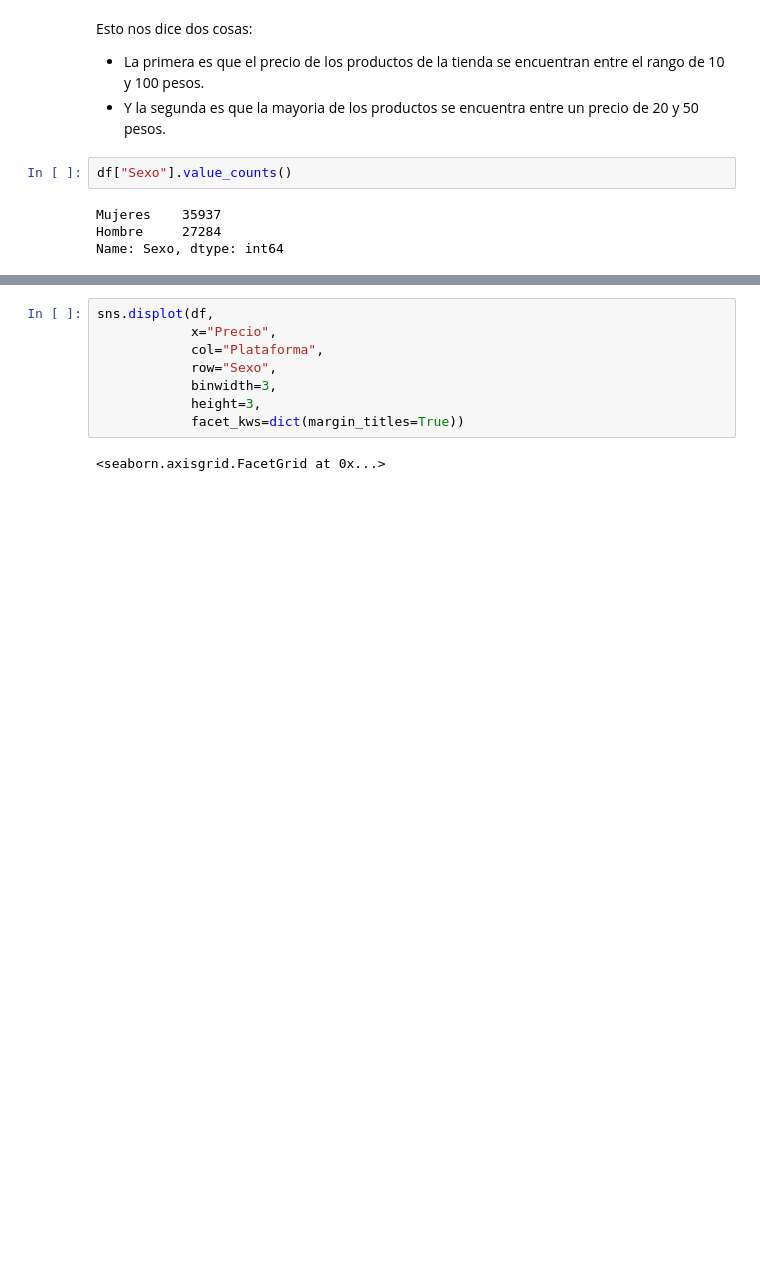
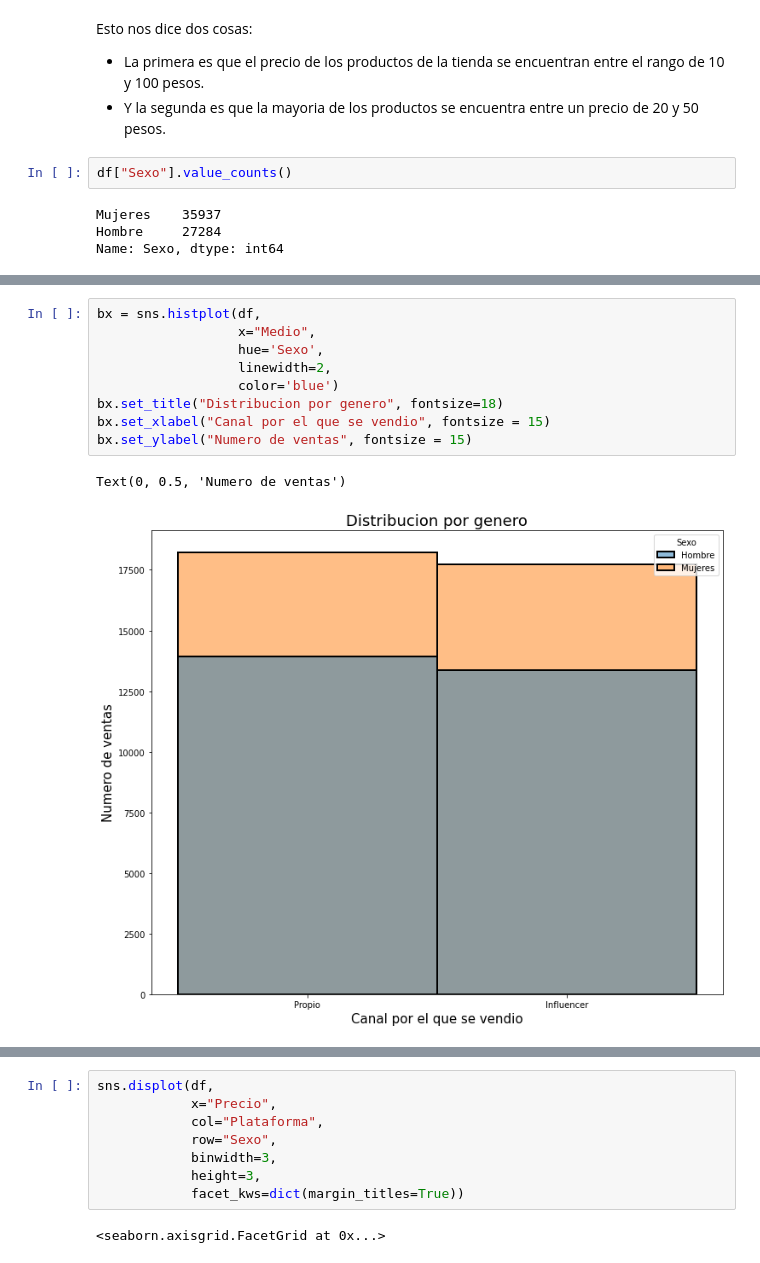
Before and after one commit to joseluistello/Python--, a Jupyter notebook: Data-Analysis-Python/Data analysis with Python.ipynb, the cells around one changed output, grey strips where cells are left out. Cells and saved outputs as stored; diff of their text form; blank space fills up the shorter version.

```diff
--- a/Data-Analysis-Python/Data analysis with Python.ipynb
+++ b/Data-Analysis-Python/Data analysis with Python.ipynb
@@ -97 +105,13 @@ plt.show()
+# %%
+bx = sns.histplot(df,
+                  x="Medio",
+                  hue='Sexo',
+                  linewidth=2,
+                  color='blue')
+bx.set_title("Distribucion por genero", fontsize=18)
+bx.set_xlabel("Canal por el que se vendio", fontsize = 15)
+bx.set_ylabel("Numero de ventas", fontsize = 15)
+# %% [output]
+Text(0, 0.5, 'Numero de ventas')
+[figure, added]
 # %%
```
Also changed, not shown: parts of 16 cells of this notebook, 2 other files.
